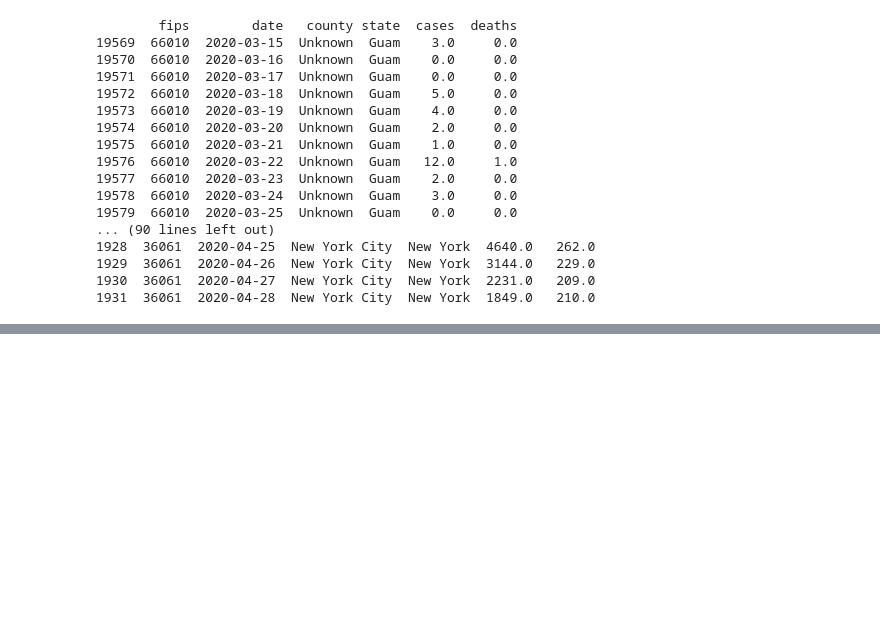
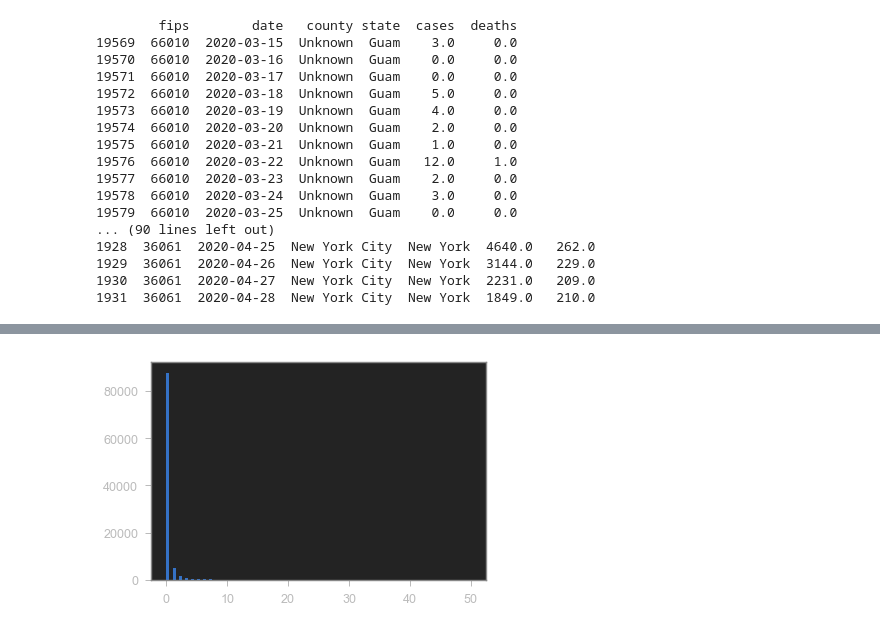
Before and after one commit to velischrist/billy-kimba, a Jupyter notebook: PreliminaryModels/Multi-tiered Model.ipynb, the cells around one changed output, grey strips where cells are left out. Drawn from its saved outputs; the diff is of its cells as text; code cells hidden in the pictures; blank space fills up the shorter version.

```diff
--- a/PreliminaryModels/Multi-tiered Model.ipynb
+++ b/PreliminaryModels/Multi-tiered Model.ipynb
@@ -24,7 +24,7 @@ df.tail()
 # %%
 # import daily ("per day") data
 dfd = pd.read_csv(f"{homedir}/data/us/covid/nyt_us_counties_daily.csv",
-                  converters={'fips' : str, 'date' : str})
+                  converters={'fips' : str, 'date' : str, 'deaths' : float})
 print(str(len(dfd)) + " entries total")
 dfd.tail()
 # %% [output]
@@ -151,6 +137,13 @@ print(df[df['county'] == 'New York City'])
 # so we can just compute cumulative deaths from the
 # daily data later (for FIPS consistency purposes) and
 # scrap the cumulative dataset
+# %%
+bd = (dfd[dfd['deaths'] <= 50])
+bdl = list(bd['deaths'])
+plt.hist(bdl, bins=100)
+plt.show()
+# %% [output]
+[figure, added]
 # %%
 from datetime import date
 from datetime import timedelta # to be used later for building a submission file
```
Also changed, not shown: parts of 3 cells of this notebook, 1 other file.
